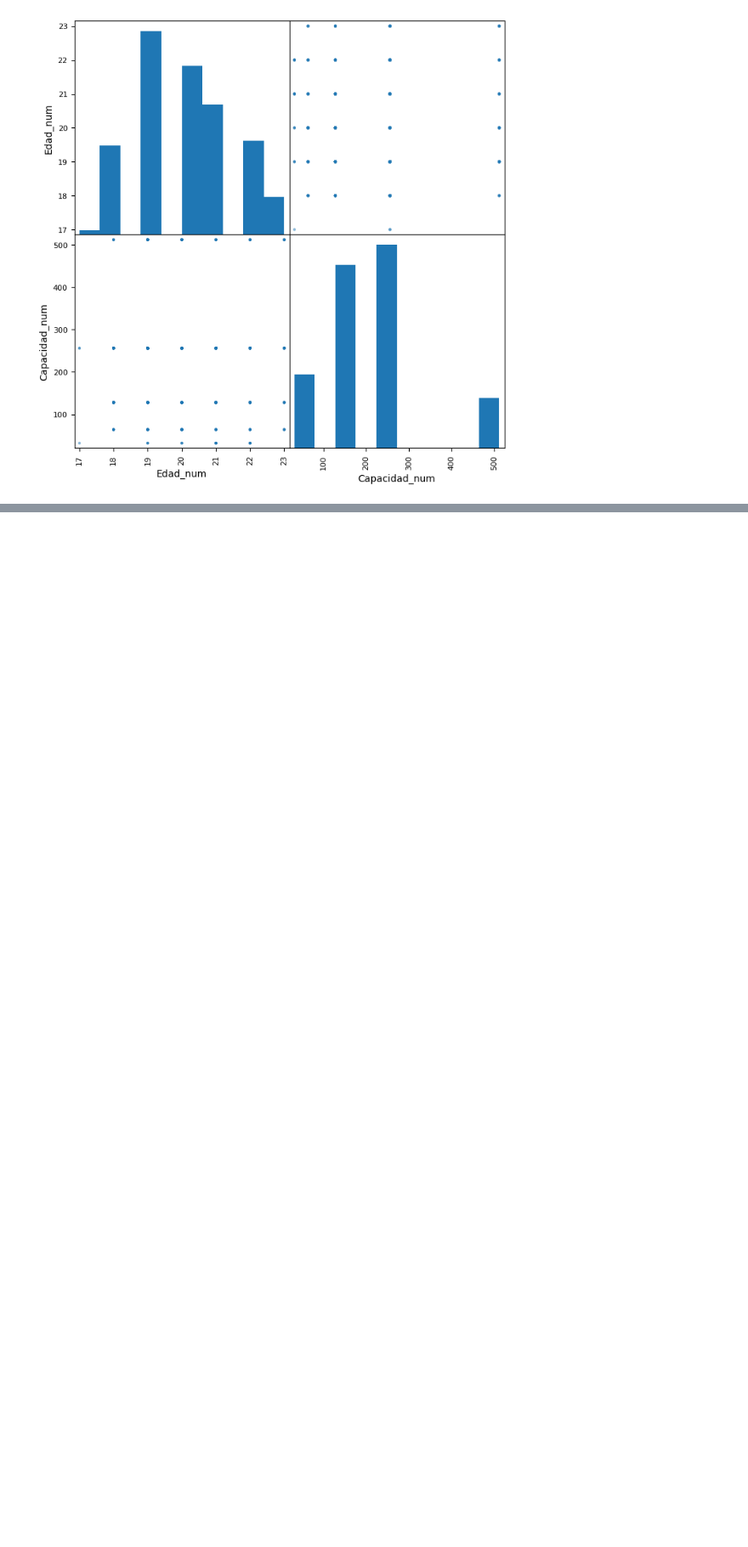
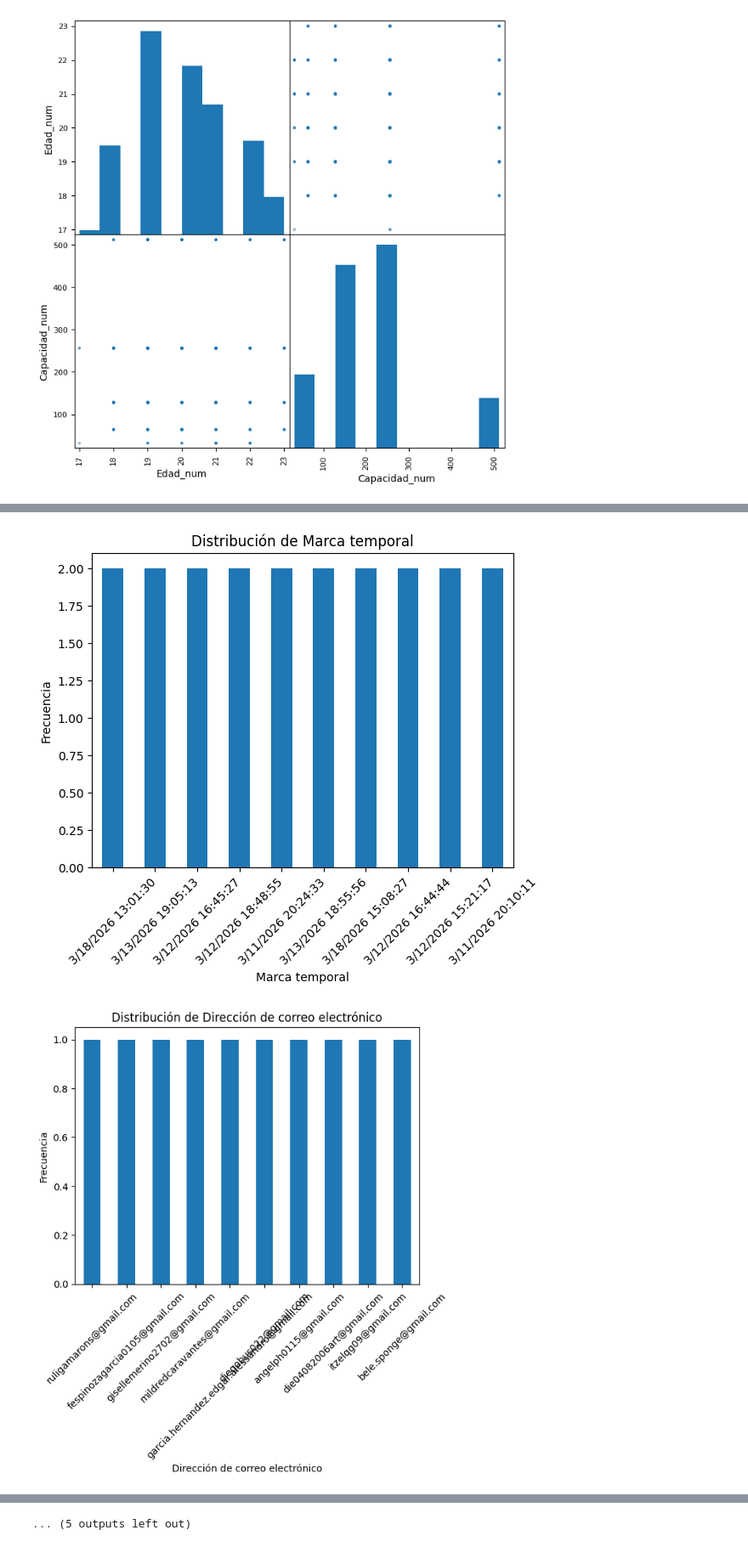
Before and after one commit to diegogh1002/Estadistica, a Jupyter notebook: limpieza.ipynb, the cells around one changed output, grey strips where cells are left out. Shown at 85% size. Cells and saved outputs as stored; diff of their text form; code cells hidden in the pictures; blank space fills up the shorter version.

```diff
--- a/limpieza.ipynb
+++ b/limpieza.ipynb
@@ -270,0 +285,18 @@ plt.show()
+# %%
+cat_df = df.select_dtypes(exclude='number')
+
+for col in cat_df.columns:
+    plt.figure()
+
+    conteo = df[col].value_counts().head(10)  # Top 10 para que no se vea saturado
+
+    conteo.plot(kind='bar')
+    plt.title(f"Distribución de {col}")
+    plt.xlabel(col)
+    plt.ylabel("Frecuencia")
+
+    plt.xticks(rotation=45)
+    plt.show()
+# %% [output]
+[figure, added]
+[figure, added]
@@ -270,0 +313 @@ plt.show()
+... (5 outputs left out)
```
Also changed, not shown: parts of 2 cells of this notebook.
